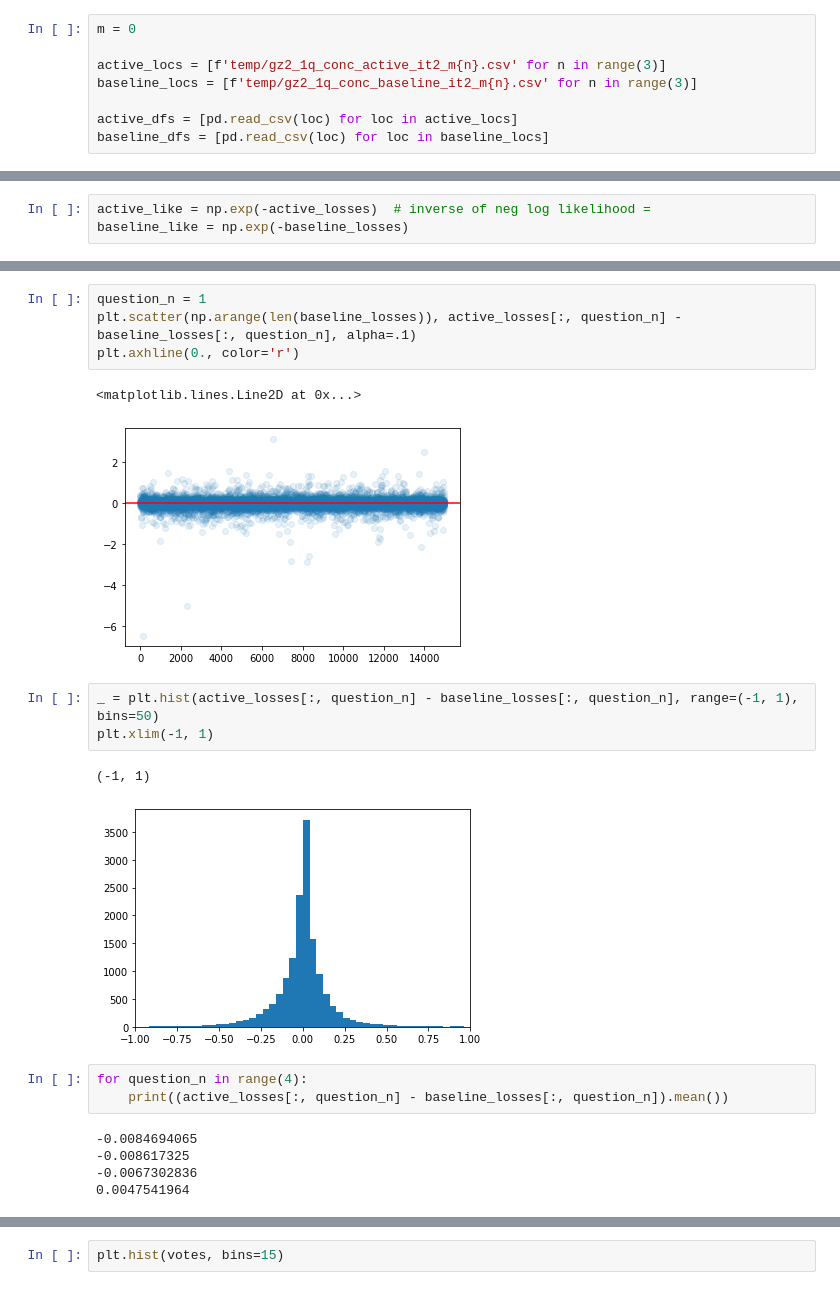
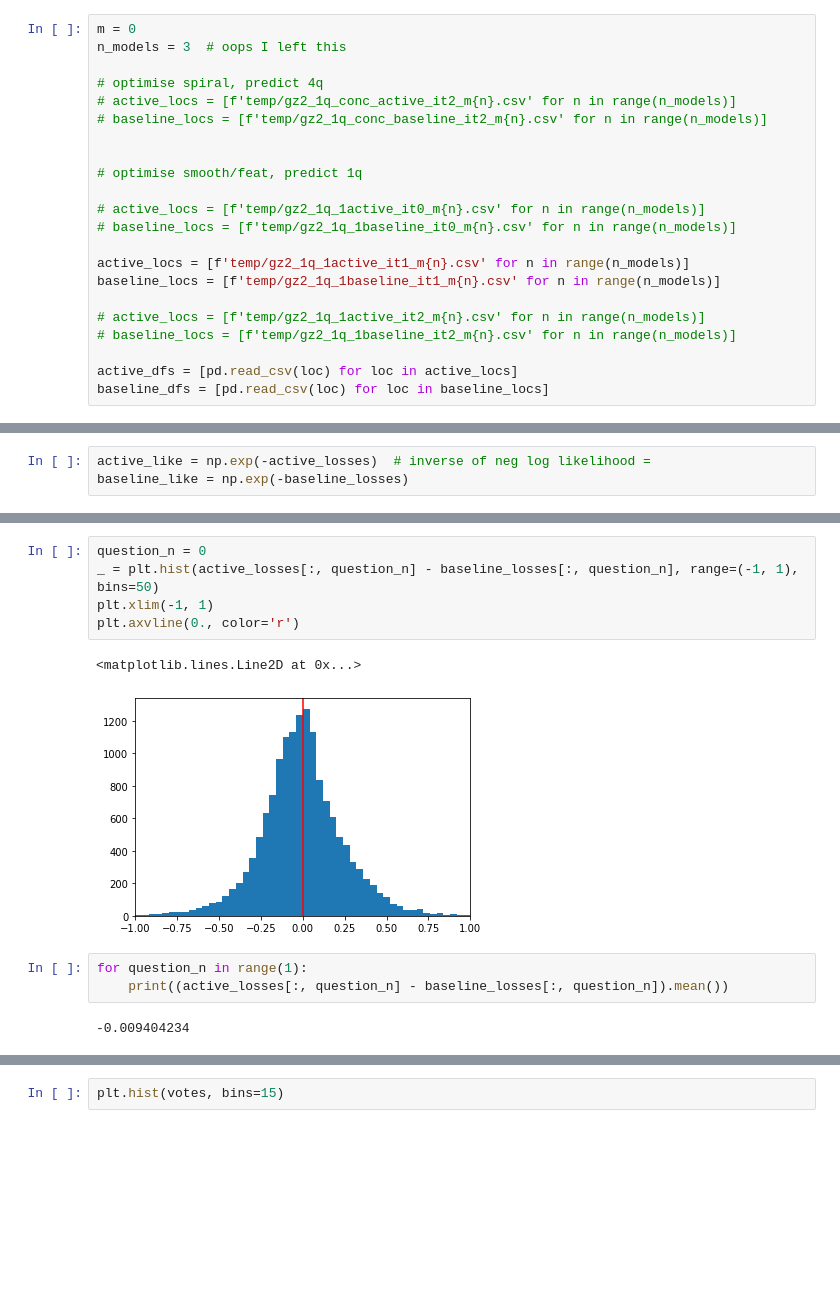
Before and after one commit to colinleach/zoobot, a Jupyter notebook: notebooks/multiq/performance/active_vs_baseline_manual.ipynb, the cells around one changed output, grey strips where cells are left out. Cells and saved outputs as stored; diff of their text form; blank space fills up the shorter version.

```diff
--- a/notebooks/multiq/performance/active_vs_baseline_manual.ipynb
+++ b/notebooks/multiq/performance/active_vs_baseline_manual.ipynb
@@ -78,9 +75,23 @@ concentration_mean_cols = [col + '_concentration_mean' for col in label_cols]
 #         it[col] = it[col].apply(lambda x: np.array(json.loads(x)))
 # %%
 m = 0
+n_models = 3  # oops I left this
 
-active_locs = [f'temp/gz2_1q_conc_active_it2_m{n}.csv' for n in range(3)]
-baseline_locs = [f'temp/gz2_1q_conc_baseline_it2_m{n}.csv' for n in range(3)]
+# optimise spiral, predict 4q
+# active_locs = [f'temp/gz2_1q_conc_active_it2_m{n}.csv' for n in range(n_models)]
+# baseline_locs = [f'temp/gz2_1q_conc_baseline_it2_m{n}.csv' for n in range(n_models)]
+
+
+# optimise smooth/feat, predict 1q
+
+# active_locs = [f'temp/gz2_1q_1active_it0_m{n}.csv' for n in range(n_models)]
+# baseline_locs = [f'temp/gz2_1q_1baseline_it0_m{n}.csv' for n in range(n_models)]
+
+active_locs = [f'temp/gz2_1q_1active_it1_m{n}.csv' for n in range(n_models)]
+baseline_locs = [f'temp/gz2_1q_1baseline_it1_m{n}.csv' for n in range(n_models)]
+
+# active_locs = [f'temp/gz2_1q_1active_it2_m{n}.csv' for n in range(n_models)]
+# baseline_locs = [f'temp/gz2_1q_1baseline_it2_m{n}.csv' for n in range(n_models)]
 
 active_dfs = [pd.read_csv(loc) for loc in active_locs]
 baseline_dfs = [pd.read_csv(loc) for loc in baseline_locs]
@@ -170,22 +207,14 @@ plt.scatter(baseline_like[:, question_n], active_like[:, question_n], alpha=.1)
 # %%
-question_n = 1
-plt.scatter(np.arange(len(baseline_losses)), active_losses[:, question_n] - baseline_losses[:, question_n], alpha=.1)
-plt.axhline(0., color='r')
+question_n = 0
+_ = plt.hist(active_losses[:, question_n] - baseline_losses[:, question_n], range=(-1, 1), bins=50)
+plt.xlim(-1, 1)
+plt.axvline(0., color='r')
 # %% [output]
 <matplotlib.lines.Line2D at 0x...>
-[figure, old version]
+[figure, new version]
-# %%
-_ = plt.hist(active_losses[:, question_n] - baseline_losses[:, question_n], range=(-1, 1), bins=50)
-plt.xlim(-1, 1)
-# %% [output]
-(-1, 1)
-[figure, removed]
 # %%
-for question_n in range(4):
+for question_n in range(1):
     print((active_losses[:, question_n] - baseline_losses[:, question_n]).mean())
 # %% [output]
--0.0084694065
--0.008617325
--0.0067302836
-0.0047541964
+-0.009404234
 # %%
```
Also changed, not shown: parts of 35 cells of this notebook, 3 other files.
